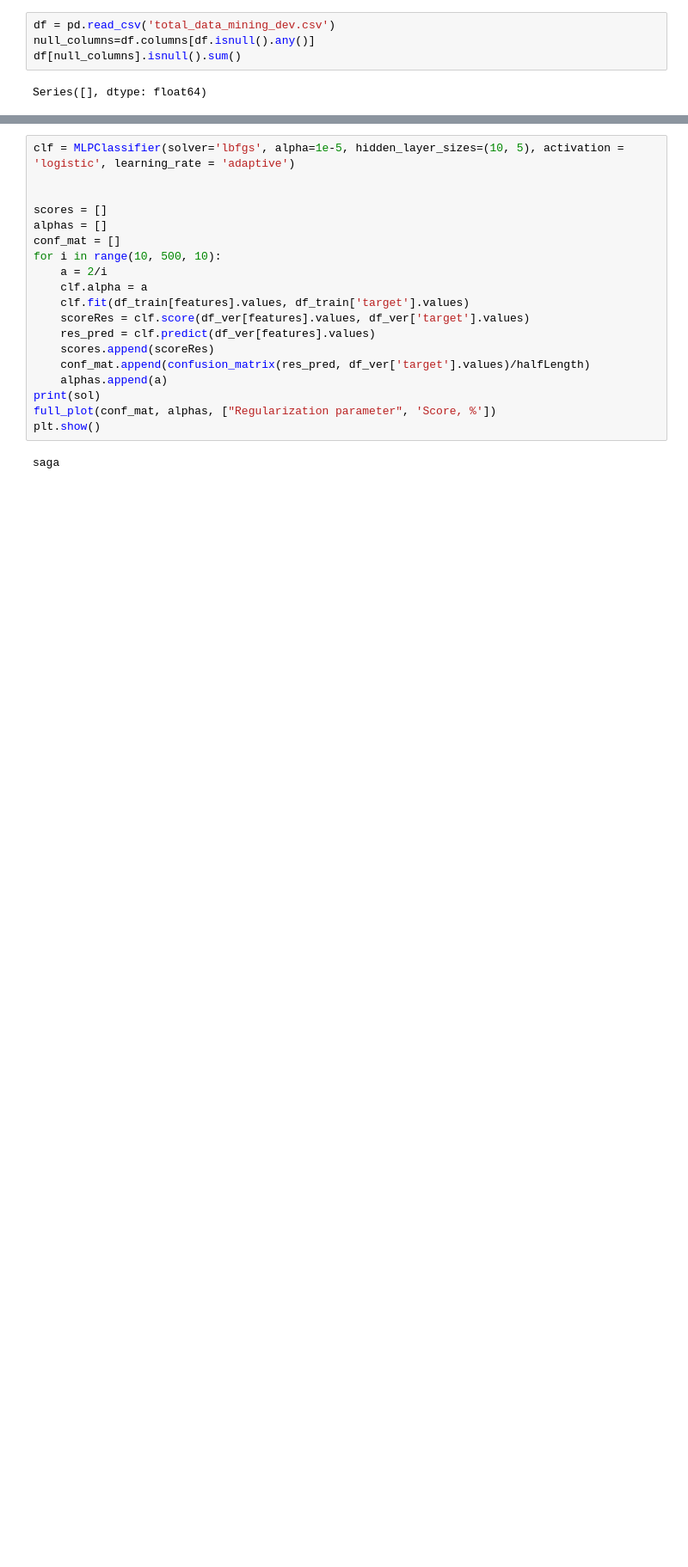
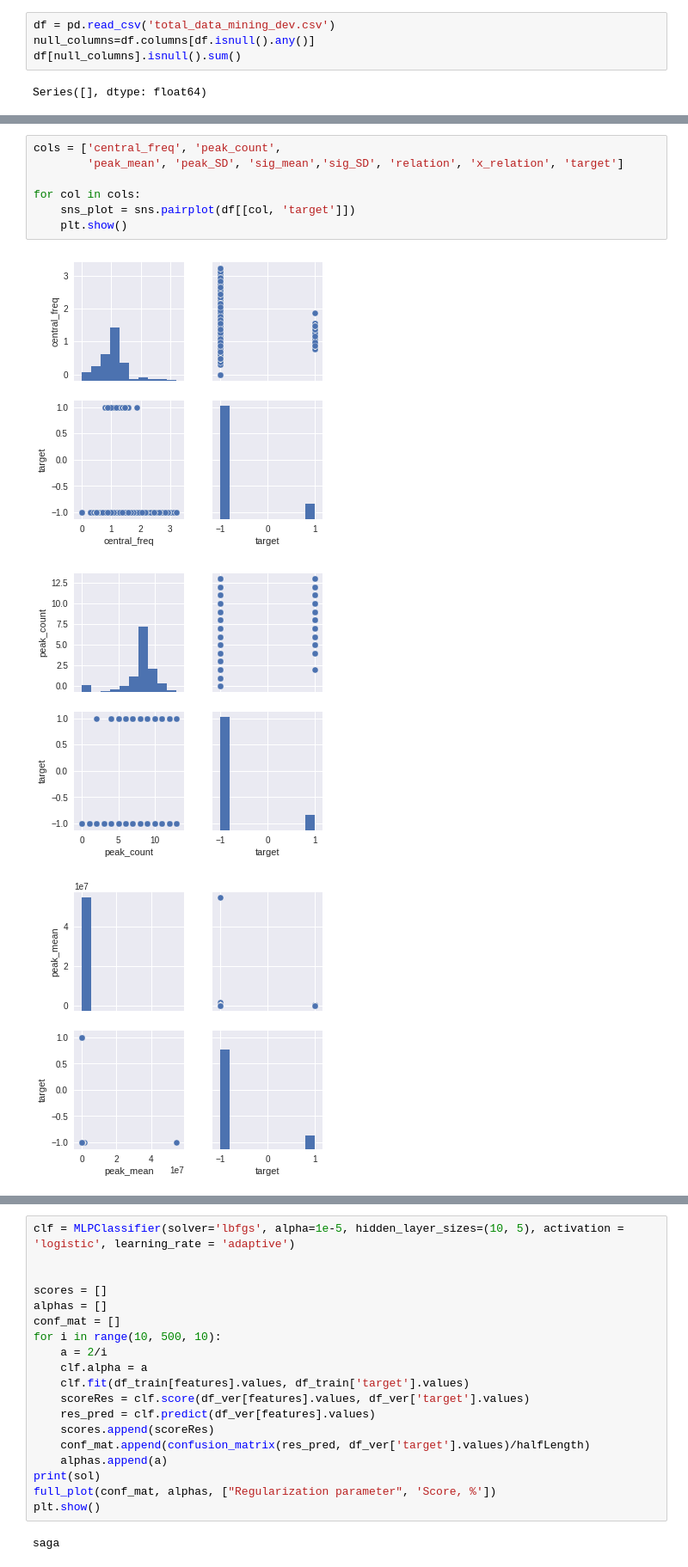
Before and after one commit to SemVan/PySignalClassifier, a Jupyter notebook: TreeSignalClassifier.ipynb, the cells around one changed output, grey strips where cells are left out. Shown: that part at 86% size. Saved outputs shown, nothing was run; the diff lists cells and outputs as text; blank space fills up the shorter version.

```diff
--- a/TreeSignalClassifier.ipynb
+++ b/TreeSignalClassifier.ipynb
@@ -194,0 +196,11 @@ print(lenDiff)
+# %%
+cols = ['central_freq', 'peak_count',
+        'peak_mean', 'peak_SD', 'sig_mean','sig_SD', 'relation', 'x_relation', 'target']
+
+for col in cols:
+    sns_plot = sns.pairplot(df[[col, 'target']])
+    plt.show()
+# %% [output]
+[figure, added]
+[figure, added]
+[figure, added]
```
Also changed, not shown: parts of 8 cells of this notebook, 2 other files.
